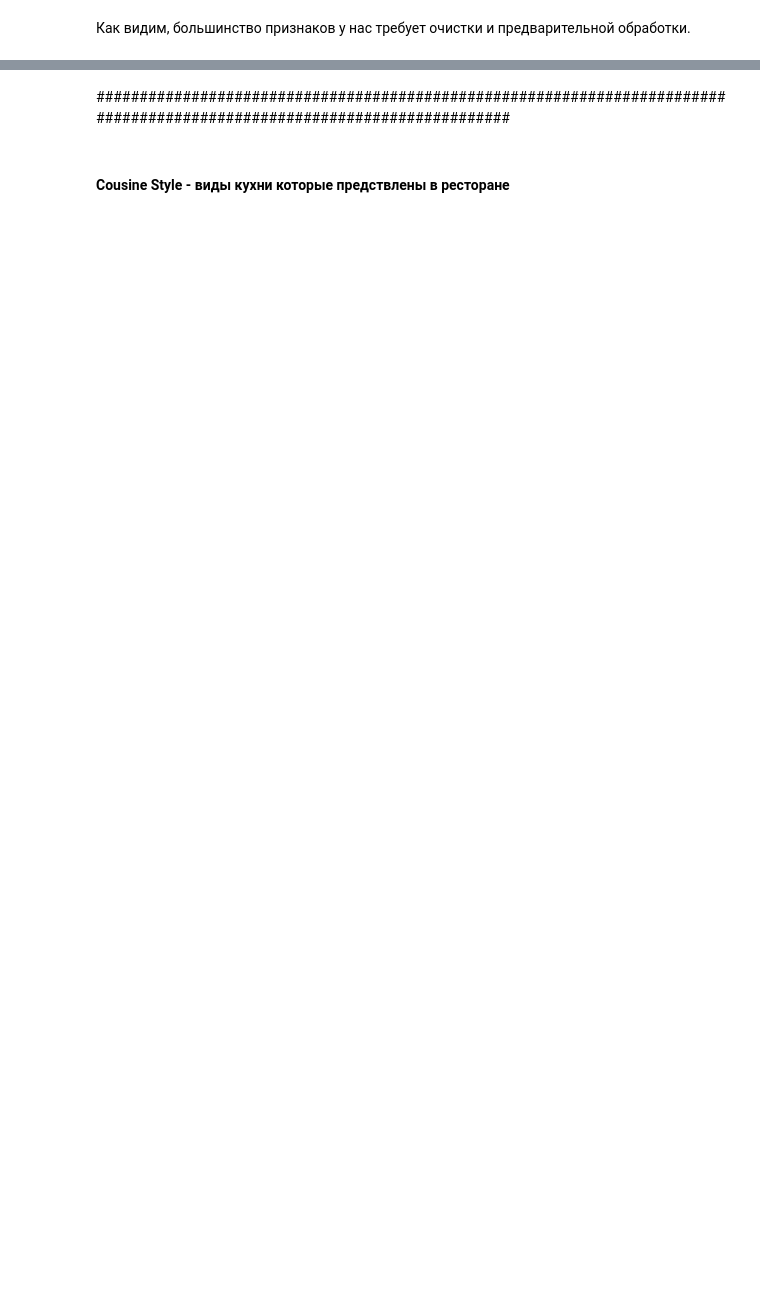
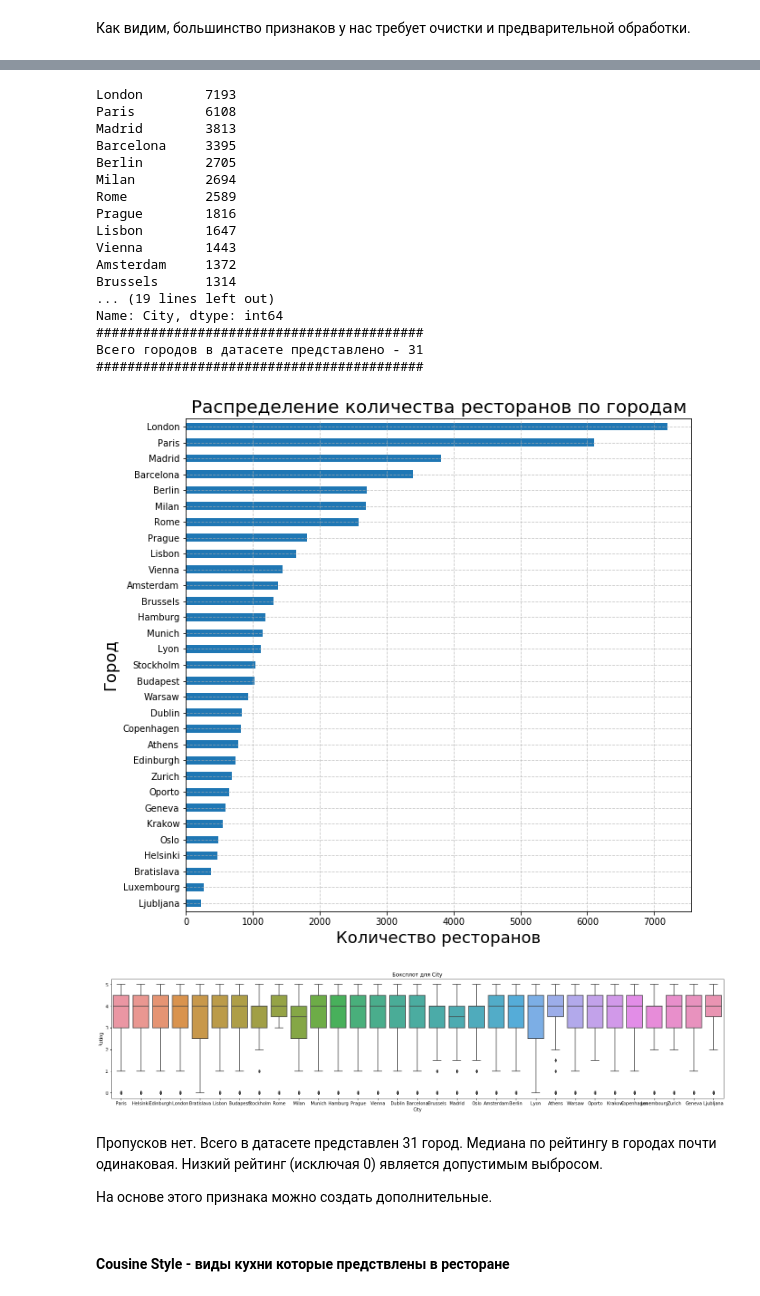
Before and after one commit to BasilPDS/CoursSF_L, a Jupyter notebook: module_3/module_3.ipynb, the cells around one changed output, grey strips where cells are left out. Drawn from its saved outputs; the diff is of its cells as text; code cells hidden in the pictures; blank space fills up the shorter version.

```diff
--- a/module_3/module_3.ipynb
+++ b/module_3/module_3.ipynb
@@ -529,4 +385,29 @@ data.head(5)
-# %% [markdown]
-#########################################################################################################################
+# %%
+data_w.city_info()
+data_w.draw_bp('City')
+# %% [output]
+London        7193
+Paris         6108
+Madrid        3813
+Barcelona     3395
+Berlin        2705
+Milan         2694
+Rome          2589
+Prague        1816
+Lisbon        1647
+Vienna        1443
+Amsterdam     1372
+Brussels      1314
+... (19 lines left out)
+Name: City, dtype: int64
+##########################################
+Всего городов в датасете представлено - 31
+##########################################
+[figure, added]
+[figure, added]
+# %% [markdown]
+Пропусков нет. Всего в датасете представлен 31 город. Медиана по рейтингу в городах почти одинаковая. Низкий рейтинг (исключая 0) является допустимым выбросом.
+
+На основе этого признака можно создать дополнительные.
 # %% [markdown]
 #### Cousine Style - виды кухни которые предствлены в ресторане
```
Also changed, not shown: parts of 146 cells of this notebook.
